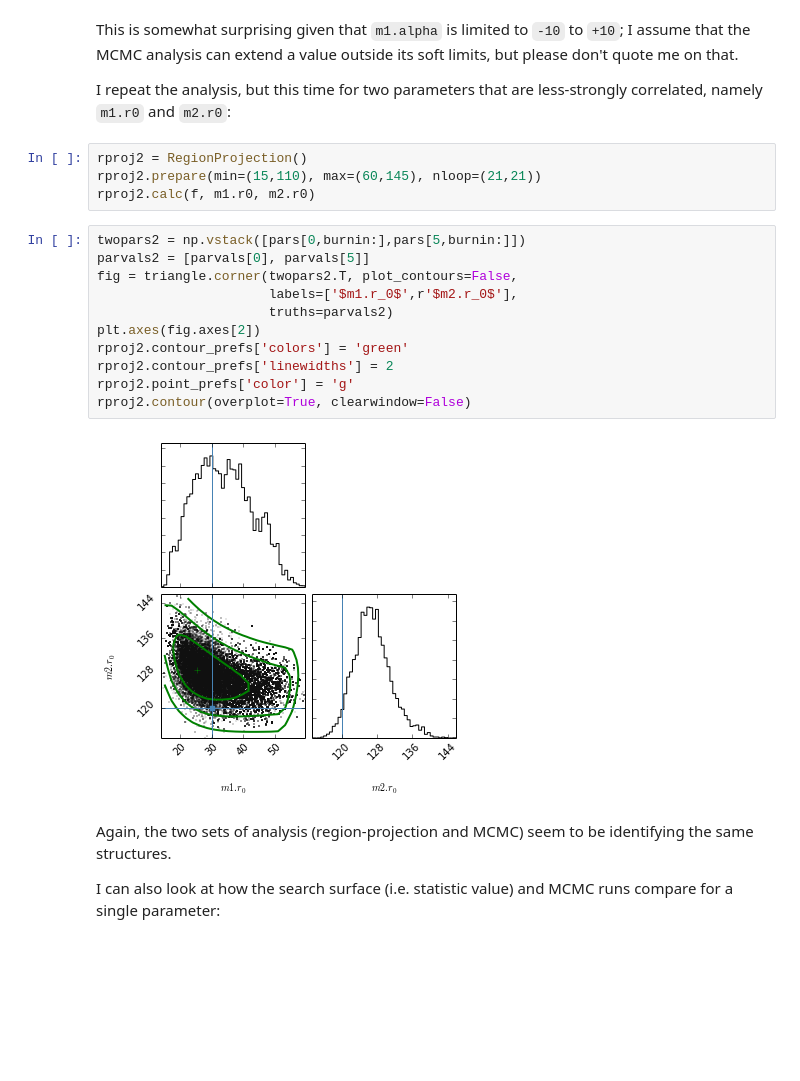
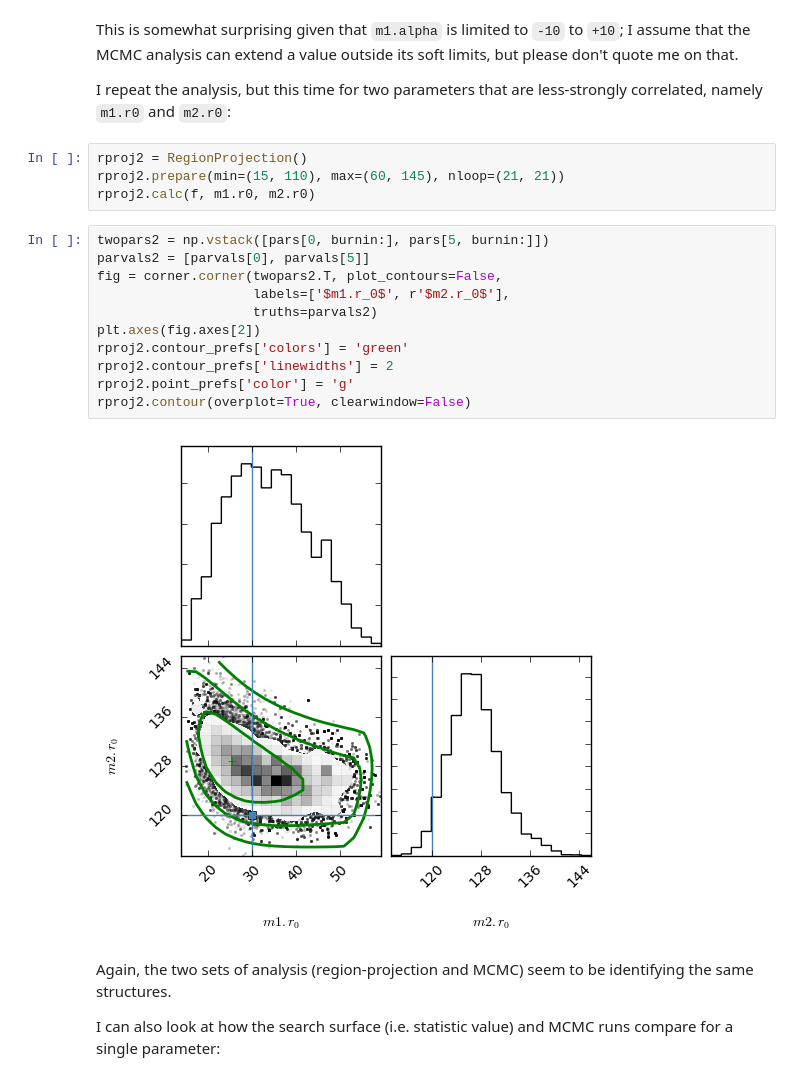
Before and after one commit to DougBurke/sherpa-standalone-notebooks, a Jupyter notebook: simulating and fitting a 2D image (this time with a Bayesian approach).ipynb, the cells around one changed output. Cells and saved outputs as stored; diff of their text form; blank space fills up the shorter version.

```diff
--- a/simulating and fitting a 2D image (this time with a Bayesian approach).ipynb
+++ b/simulating and fitting a 2D image (this time with a Bayesian approach).ipynb
@@ -582,21 +579,21 @@ the MCMC analysis can extend a value outside its soft limits, but please don't q
 I repeat the analysis, but this time for two parameters that are less-strongly correlated, namely `m1.r0` and `m2.r0`:
 # %%
 rproj2 = RegionProjection()
-rproj2.prepare(min=(15,110), max=(60,145), nloop=(21,21))
+rproj2.prepare(min=(15, 110), max=(60, 145), nloop=(21, 21))
 rproj2.calc(f, m1.r0, m2.r0)
 # %%
-twopars2 = np.vstack([pars[0,burnin:],pars[5,burnin:]])
+twopars2 = np.vstack([pars[0, burnin:], pars[5, burnin:]])
 parvals2 = [parvals[0], parvals[5]]
-fig = triangle.corner(twopars2.T, plot_contours=False,
-                      labels=['$m1.r_0$',r'$m2.r_0$'],
-                      truths=parvals2)
+fig = corner.corner(twopars2.T, plot_contours=False,
+                    labels=['$m1.r_0$', r'$m2.r_0$'],
+                    truths=parvals2)
 plt.axes(fig.axes[2])
 rproj2.contour_prefs['colors'] = 'green'
 rproj2.contour_prefs['linewidths'] = 2
 rproj2.point_prefs['color'] = 'g'
 rproj2.contour(overplot=True, clearwindow=False)
 # %% [output]
-[figure, old version]
+[figure, new version]
 # %% [markdown]
 Again, the two sets of analysis (region-projection and MCMC) seem to be identifying the same structures.
 
```
Also changed, not shown: parts of 32 cells of this notebook, 1 other file.
